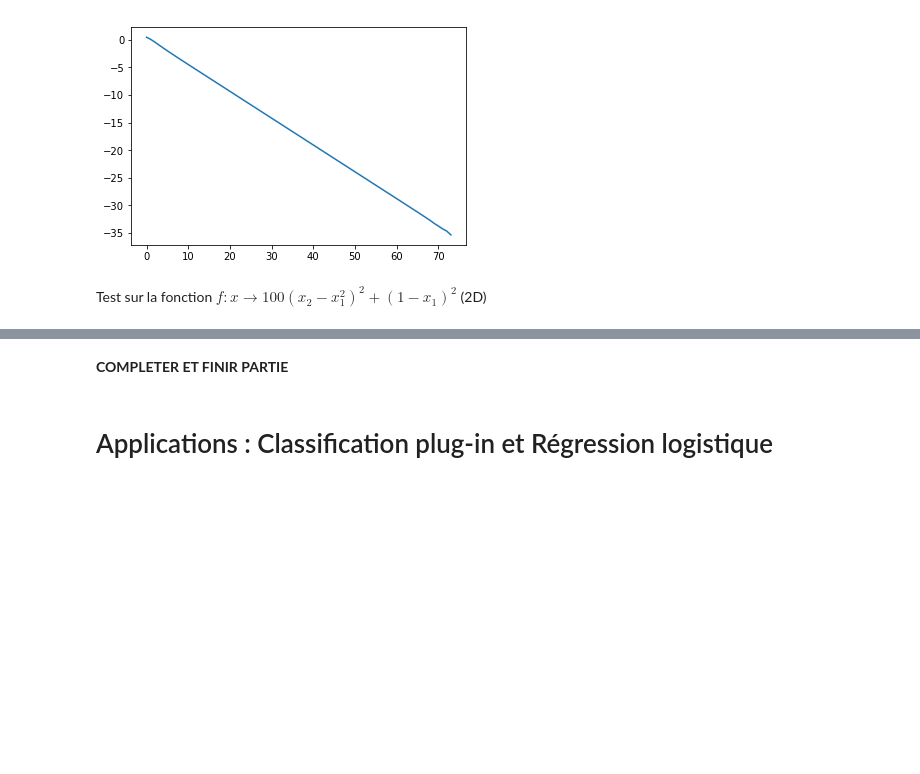
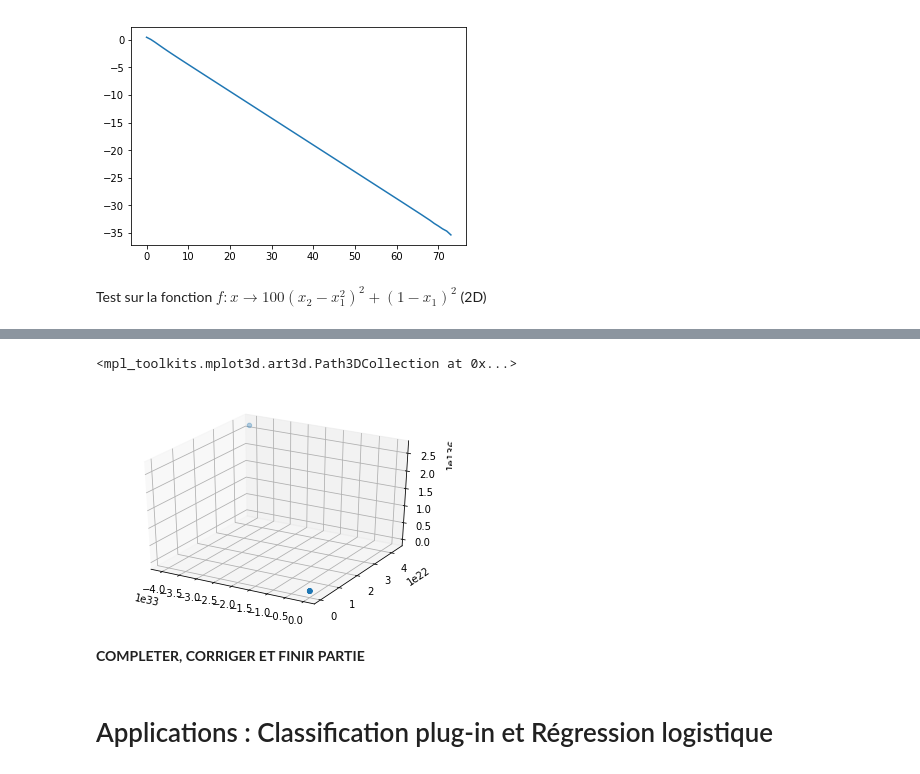
Before and after one commit to PierreBoyeau/classification-gradient_descend, a Jupyter notebook: gradient_classiefiers.ipynb, the cells around one changed output, grey strips where cells are left out. Drawn from its saved outputs; the diff is of its cells as text; code cells hidden in the pictures; blank space fills up the shorter version.

```diff
--- a/gradient_classiefiers.ipynb
+++ b/gradient_classiefiers.ipynb
@@ -220,16 +218,16 @@ yuspstest[0]
 # %% [markdown]
 # Descente de gradient
 # %%
-def optimize(func, dfunc, xinit=1, eps=0.1, max_iter=200):
-    converged = False
+def optimize(func, dfunc, xinit, eps=0.1, max_iter=200):
     ind = 0
-    xt = xinit
+    xt = np.array(xinit)
     ft = func(xinit)
     dt = dfunc(xinit)
     X, F, D = [xt], [ft], [dt]
     for i in range(max_iter):
         xt = xt - eps*dt
-        ft, dt = func(xt), dfunc(xt)
+        ft = func(xt)
+        dt = dfunc(xt)
         X.append(xt)
         F.append(ft)
         D.append(dt)
@@ -273,5 +271,6 @@ plt.plot(ts, curb)
 # %% [markdown]
 Test sur la fonction $f:x \rightarrow 100(x_2 - x_1^2)^2 + (1 - x_1)^2$ (2D)
 # %%
-func = lambda x: 100*(x[1] - (x[0]**2))**2 + (1-x[0])**2
-dfunc = lambda x: [2*x[0]*(-200*(x[1]-(x[0]**2)) - (1-x[0])), 200*(x[1]-(x[0]**2))]
+func = lambda x: 100 * np.power((x[1] - np.power(x[0], 2)), 2) + np.power((1 - x[0]), 2)
+dfunc = lambda x: np.array([200 * (x[1] - np.power(x[0], 2)) * (-2 * x[0]) - 2 * (1 - x[0]), 200 * (x[1] - np.power(x[0], 2))])
+x2, f2, d2 = optimize(func, dfunc, xinit=np.array([0,0]), eps=.1)
@@ -282,5 +302,22 @@ dfunc = lambda x: [2*x[0]*(-200*(x[1]-(x[0]**2)) - (1-x[0])), 200*(x[1]-(x[0]**2
+# %%
+from mpl_toolkits.mplot3d import Axes3D
+import matplotlib.pyplot as plt
+import numpy as np
+
+len_grid = 50j
+f = lambda x, y: 100 * np.power((y - np.power(x, 2)), 2) + np.power((1 - x), 2)
+xgrid, ygrid = np.mgrid[-2:2:len_grid, -2:2:len_grid]
+z = f(xgrid, ygrid)
+
+fig = plt.figure()
+ax = fig.gca(projection='3d')
+ax.plot_surface(xgrid, ygrid, z)
+ax.scatter(x2[:,0], x2[:,1], f2)
+# %% [output]
+<mpl_toolkits.mplot3d.art3d.Path3DCollection at 0x...>
+[figure, added]
 # %% [markdown]
-**COMPLETER ET FINIR PARTIE**
+**COMPLETER, CORRIGER ET FINIR PARTIE**
 # %% [markdown]
 # Applications : Classification plug-in et Régression logistique
 # %% [markdown]
```
Also changed, not shown: parts of 18 cells of this notebook, 1 other file.
